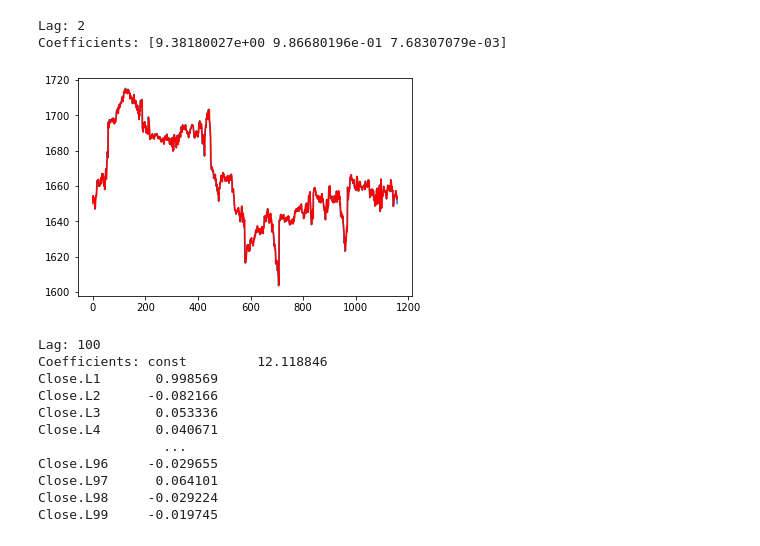
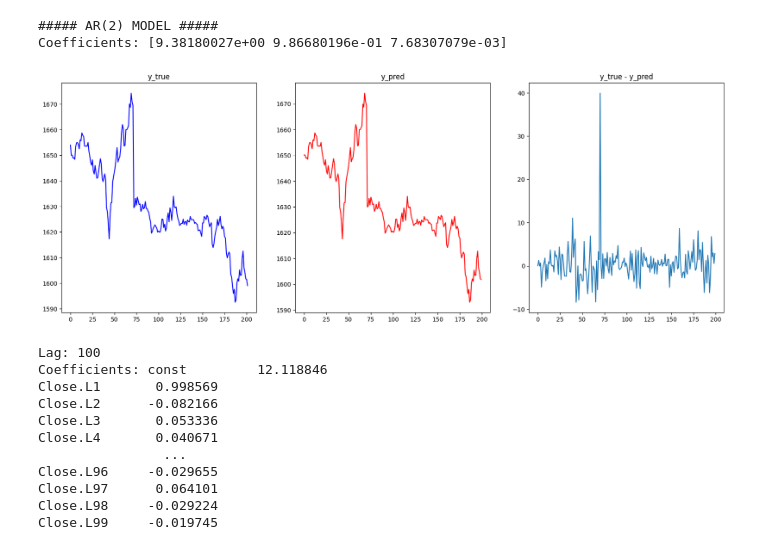
Before and after one commit to maxnorman569/comp0051_algorithmic_trading, a Jupyter notebook: Week 3 Material -20230125/Notebook 6.1 - AR.ipynb, the cells around one changed output. Cells and saved outputs as stored; diff of their text form; code cells hidden in the pictures.

```diff
--- a/Week 3 Material -20230125/Notebook 6.1 - AR.ipynb
+++ b/Week 3 Material -20230125/Notebook 6.1 - AR.ipynb
@@ -32,41 +47,52 @@ ModuleNotFoundError: No module named 'statsmodels'
 # %%
-from statsmodels.tsa.ar_model import AR
+from statsmodels.tsa.ar_model import AutoReg
 from sklearn.metrics import mean_squared_error
 
-# train autoregression
+# data
+X = close_amzn.values
+
 # split dataset
-X = close_amzn.values
 train, test = X[1:len(X)-200], X[len(X)-200:]
 
-window =2
-model = statsmodels.tsa.ar_model.AutoReg(train, window)
+# train AR(2) model
+window = 2
+model = AutoReg(train, window)
 model_fit = model.fit()
+coef = model_fit.params
 
-coef = model_fit.params
-# walk forward over time steps in test
-history = train[len(train)-window:]
-history = [history[i] for i in range(len(history))]
+# walk forward predicting y_{t+1}
+history = train[len(train)-window:].tolist() # -2 => y_1 can be predicted
 fittedvalues = list()
-for t in range(len(train)):
-    length = len(history)
-    lag = [history[i] for i in range(length-window,length)]
-    yhat = coef[0]
-    for d in range(window):
-        yhat += coef[d+1] * lag[window-d-1]
-    obs = train[t]
-    fittedvalues.append(yhat)
-    history.append(obs)
+for t in range(len(test)):
+    # get {y_{t-i}|i in p}
+    lagged = history[-window:][::-1] # orders lagged values to correspond to coefs
+    lagged_intercept = np.insert(lagged, 0, 1) #  adds intercept
 
-print('Lag: %s' % window)
+    y_pred = np.sum(lagged_intercept * coef) # makes prediction
+    y_true = test[t]
+
+    fittedvalues.append(y_pred)
+    history.append(y_true)
+
+print(f'##### AR({window}) MODEL #####')
 print('Coefficients: %s' % model_fit.params)
 
-plt.plot(train)
-plt.plot(fittedvalues, color='red')
+fig, (ax1, ax2, ax3) = plt.subplots(nrows = 1, ncols = 3, sharex=False, sharey=False, figsize=(20, 7))
+
+ax1.set_title('y_true')
+ax1.plot(history, color='blue')
+
+ax2.set_title('y_pred')
+ax2.plot(fittedvalues, color='red')
+
+ax3.set_title('y_true - y_pred')
+ax3.plot(np.array(fittedvalues) - np.array(history[2:]))
+
 plt.show()
 # %% [output]
-Lag: 2
+##### AR(2) MODEL #####
 Coefficients: [9.38180027e+00 9.86680196e-01 7.68307079e-03]
-[figure, old version]
+[figure, new version]
 # %%
 from statsmodels.tsa.ar_model import AR
 from sklearn.metrics import mean_squared_error
```
Also changed, not shown: parts of 3 cells of this notebook, 55 other files.
